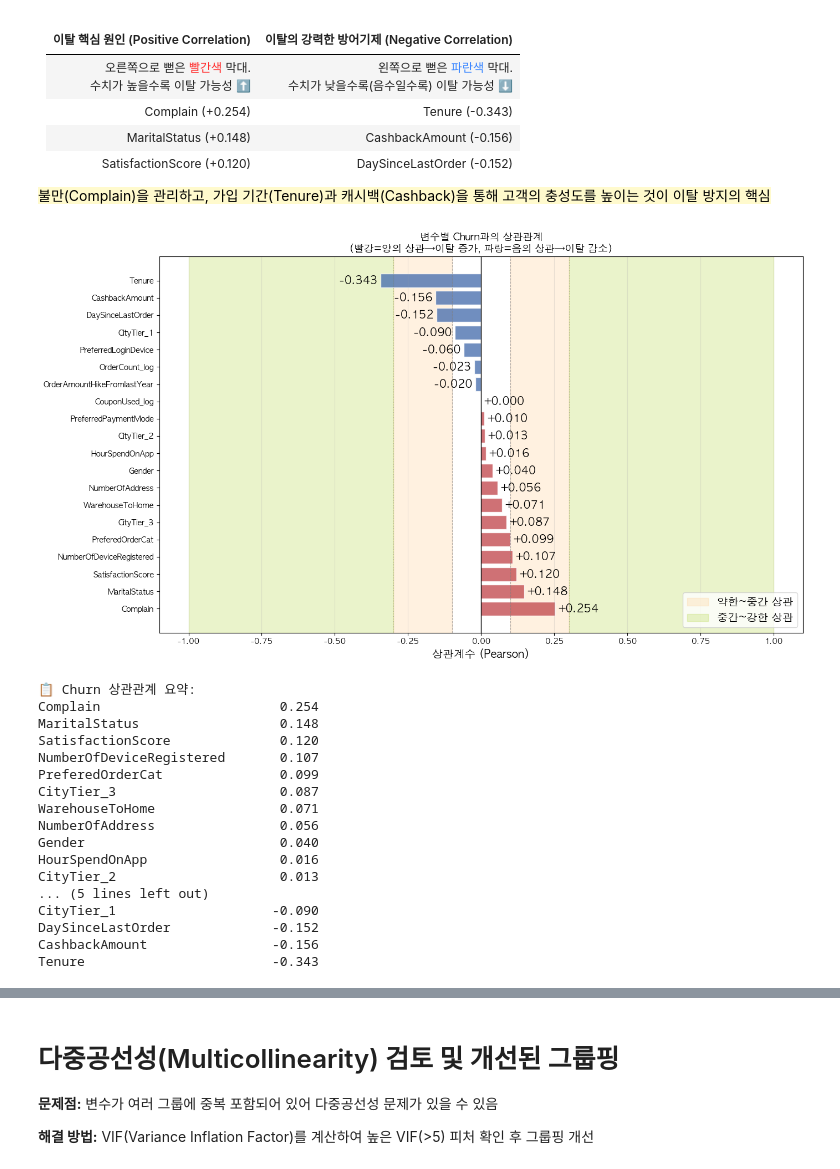
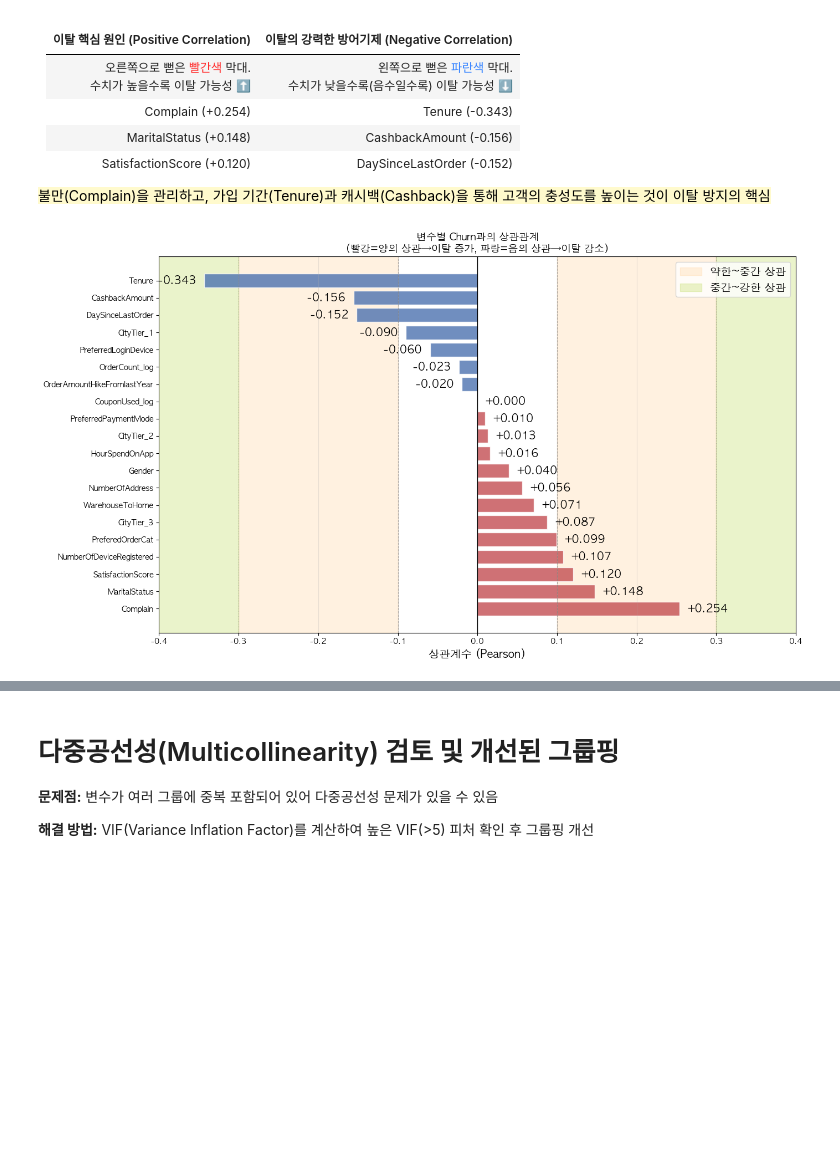
Before and after one commit to SKNETWORKS-FAMILY-AICAMP/SKN28-2nd-4Team, a Jupyter notebook: back_research/전하영/notebooks/Preprocessing.ipynb, the cells around one changed output, grey strips where cells are left out. Cells and saved outputs as stored; diff of their text form; code cells hidden in the pictures; blank space fills up the shorter version.

```diff
--- a/back_research/전하영/notebooks/Preprocessing.ipynb
+++ b/back_research/전하영/notebooks/Preprocessing.ipynb
@@ -579,9 +592,9 @@ for col in num_cols:
         '이상치 수'        : n_out,
         '비율(%)'         : f"{n_out / len(df) * 100:.2f}%",
         '정상 하한(Lower)' : round(lower, 2),
-        '최솟값'           : df[col].min(),
+        '최솟값(min)'           : df[col].min(),
         '정상 상한(Upper)' : round(upper, 2),
-        '최댓값'           : df[col].max()
+        '최댓값(max)'           : df[col].max()
     })
 
     if abs(diff) > 0.05:
@@ -693,11 +706,12 @@ for i, col in enumerate(num_cols):
     corr_v = corr_vals[col]
     ax.set_title(f"{col}\nCorr={corr_v:+.3f} | 이상치 {info['n_out']}개({info['pct']}%)",
                  fontsize=10, fontweight="bold")
+    ax.set_xlabel("Churn")
     ax.grid(axis="y", alpha=0.25)
 
 for j in range(len(num_cols), len(axes_flat)):
     axes_flat[j].set_visible(False)
 
-plt.tight_layout(rect=[0, 0, 1, 0.97])
+plt.tight_layout(rect=[0, 0, 1, 0.97],pad=3.0)
 plt.show()
 # %% [output]
@@ -1346,55 +1354,36 @@ ax.axvspan(0.1, 0.3, alpha=0.3, color="#ffd199", label="약한~중간 상관")
 ax.axvspan(-0.3, -0.1, alpha=0.3, color="#ffd199")
 ax.axvspan(0.3, 1.0, alpha=0.3, color="#bada55", label="중간~강한 상관")
 ax.axvspan(-1.0, -0.3, alpha=0.3, color="#bada55")
 
 # 색상 설정: 양의 상관(빨강) vs 음의 상관(파랑)
 colors = ["#C44E52" if v > 0 else "#4C72B0" for v in churn_corr.values]
 
 bars = ax.barh(churn_corr.index, churn_corr.values, color=colors, alpha=0.8, edgecolor="white")
 
 # 상관계수 값 텍스트
 for bar, val in zip(bars, churn_corr.values):
     offset = 0.01 if val >= 0 else -0.01
     ha = "left" if val >= 0 else "right"
     ax.text(val + offset, bar.get_y() + bar.get_height()/2,
             f"{val:+.3f}", va="center", ha=ha, fontsize=14, fontweight="bold")
 
 # 기준선
 ax.axvline(0, color="black", linewidth=1)
 ax.axvline(0.1, color="gray", linewidth=0.8, linestyle="--", alpha=0.6)
 ax.axvline(-0.1, color="gray", linewidth=0.8, linestyle="--", alpha=0.6)
 ax.axvline(0.3, color="gray", linewidth=0.8, linestyle=":", alpha=0.6)
 ax.axvline(-0.3, color="gray", linewidth=0.8, linestyle=":", alpha=0.6)
 
 ax.set_xlabel("상관계수 (Pearson)", fontsize=14)
 ax.set_title("변수별 Churn과의 상관관계\n(빨강=양의 상관→이탈 증가, 파랑=음의 상관→이탈 감소)",
              fontsize=13, fontweight="bold")
-ax.legend(loc="lower right", fontsize=14)
+ax.legend(loc="upper right", fontsize=14)
+ax.set_xlim(-0.4, 0.4)
 ax.grid(axis="x", alpha=0.3)
 plt.tight_layout()
 plt.show()
-
-print("\n📋 Churn 상관관계 요약:")
-print(churn_corr.sort_values(ascending=False).round(3).to_string())
 # %% [output]
-[figure, old version]
+[figure, new version]
-📋 Churn 상관관계 요약:
-Complain                       0.254
-MaritalStatus                  0.148
-SatisfactionScore              0.120
-NumberOfDeviceRegistered       0.107
-PreferedOrderCat               0.099
-CityTier_3                     0.087
-WarehouseToHome                0.071
-NumberOfAddress                0.056
-Gender                         0.040
-HourSpendOnApp                 0.016
-CityTier_2                     0.013
-... (5 lines left out)
-CityTier_1                    -0.090
-DaySinceLastOrder             -0.152
-CashbackAmount                -0.156
-Tenure                        -0.343
 # %% [markdown]
 ### 2. 변수 그룹핑 분석 (상관관계 기반)
 
```
Also changed, not shown: parts of 36 cells of this notebook.
